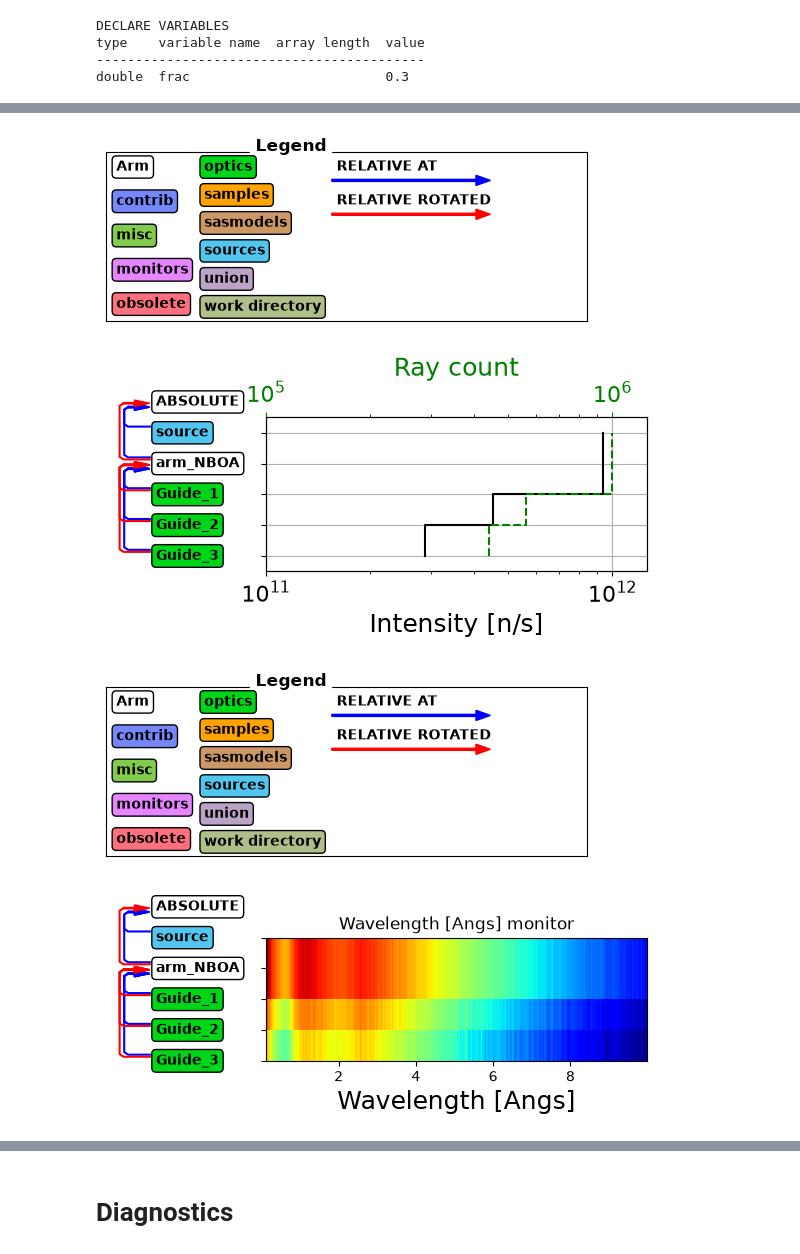
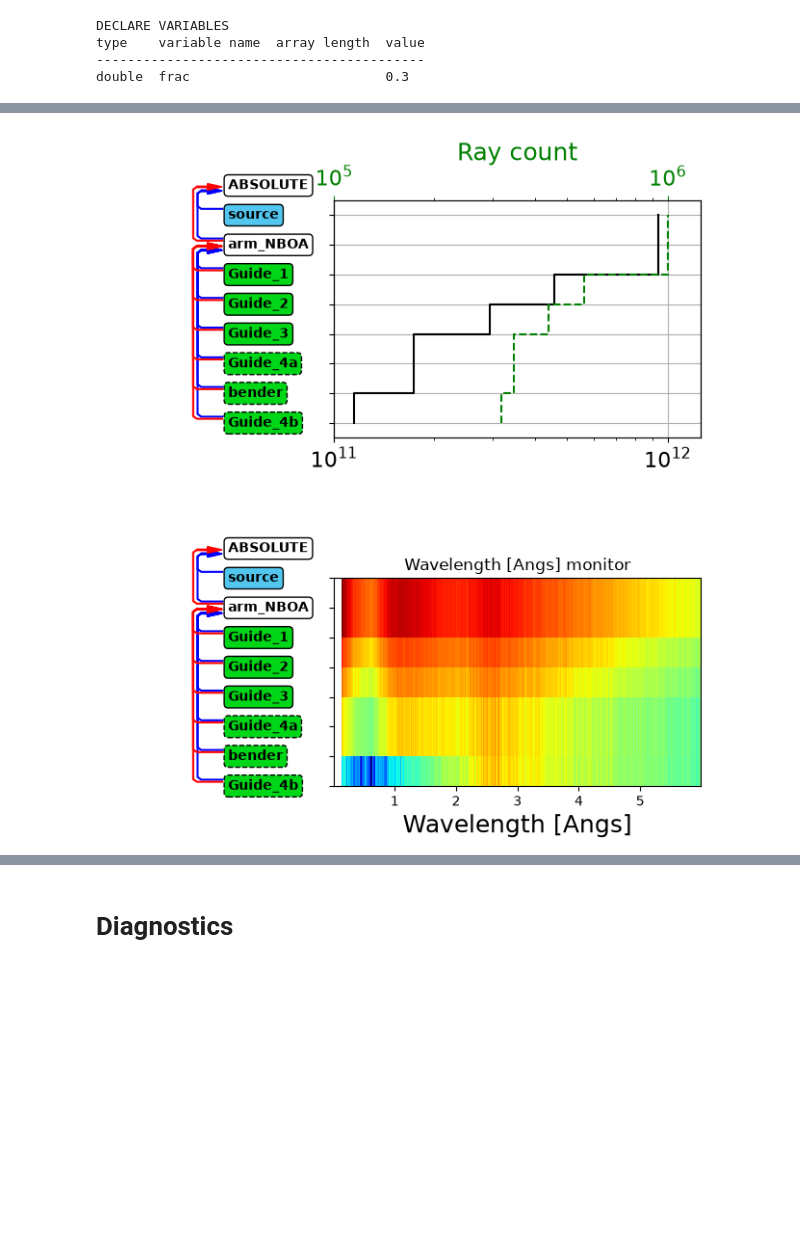
Before and after one commit to bingli621/mctrex, a Jupyter notebook: src/mctrex/ESS_butterfly_W7.ipynb, the cells around one changed output, grey strips where cells are left out. Saved outputs shown, nothing was run; the diff lists cells and outputs as text; code cells hidden in the pictures; blank space fills up the shorter version.

```diff
--- a/src/mctrex/ESS_butterfly_W7.ipynb
+++ b/src/mctrex/ESS_butterfly_W7.ipynb
@@ -150,0 +156,5 @@ guide_3.set_comment("/* 1.2 mm gap after Guide_2 */")
+# %%
+guide_4a.AT = [0, 0, guide_4a.z1-guide_1.z1]
+guide_4a.RELATIVE=arm_NBOA
+component_guide_4a = guide_4a.add_to(ess_w7)
+component_guide_4a.set_WHEN("bender==0")
@@ -150,0 +172,36 @@ guide_3.set_comment("/* 1.2 mm gap after Guide_2 */")
+# %%
+bender = ess_w7.add_component(
+    name="bender",
+    component_name="Pol_bender",
+    AT=guide_4a.AT,
+    ROTATED=[0, b_rot, 0],
+    RELATIVE=arm_NBOA,
+    WHEN="bender==1",
+)
+bender.set_parameters(
+    xwidth=0.063466,
+    yheight=0.044759,
+    length=0.050,
+    radius=7.2,
+    nslit=426,
+    d=1e-6,
+    endFlat=0,
+    drawOption=2,
+    # match G=0 used by every Guide_gravity;
+    # comp default is 9.8 and its gravity path
+    # is flagged untested in the component BUGS
+    # G=0,
+    # All four walls set explicitly: the component description says Bot/Left/
+    # Right inherit from Top, but the parameter table lists an independent
+    # m=2 default for each. Explicit values settle the ambiguity.
+    # Identical Up/Down arrays make the component spin-independent.
+    rTopUpPar={0.99, 0.0219, 3.02, 4.0, 0.003},
+    rTopDownPar={0.99, 0.0219, 3.02, 4.0, 0.003},
+    rBotUpPar={0.99, 0.0219, 3.02, 4.0, 0.003},
+    rBotDownPar={0.99, 0.0219, 3.02, 4.0, 0.003},
+    rLeftUpPar={0.99, 0.0219, 3.02, 4.0, 0.003},
+    rLeftDownPar={0.99, 0.0219, 3.02, 4.0, 0.003},
+    rRightUpPar={0.99, 0.0219, 3.02, 4.0, 0.003},
+    rRightDownPar={0.99, 0.0219, 3.02, 4.0, 0.003},
+)
+bender.set_comment("5400.65 mm -> 5450.65 mm, the try10 slot")
@@ -151,10 +238,7 @@ guide_3.set_comment("/* 1.2 mm gap after Guide_2 */")
 # %%
+ess_w7.set_parameters(bender=1)
 ess_w7.show_diagram(analysis=True)
+ess_w7.show_diagram(variable="l", limits=[0, 6])
 # %% [output]
-[figure, old version]
+[figure, new version]
-[figure, old version]
+[figure, new version]
-# %%
-ess_w7.show_diagram(variable='l')
-# %% [output]
-[figure, removed]
-[figure, removed]
```
Also changed, not shown: parts of 23 cells of this notebook, 5 other files.
